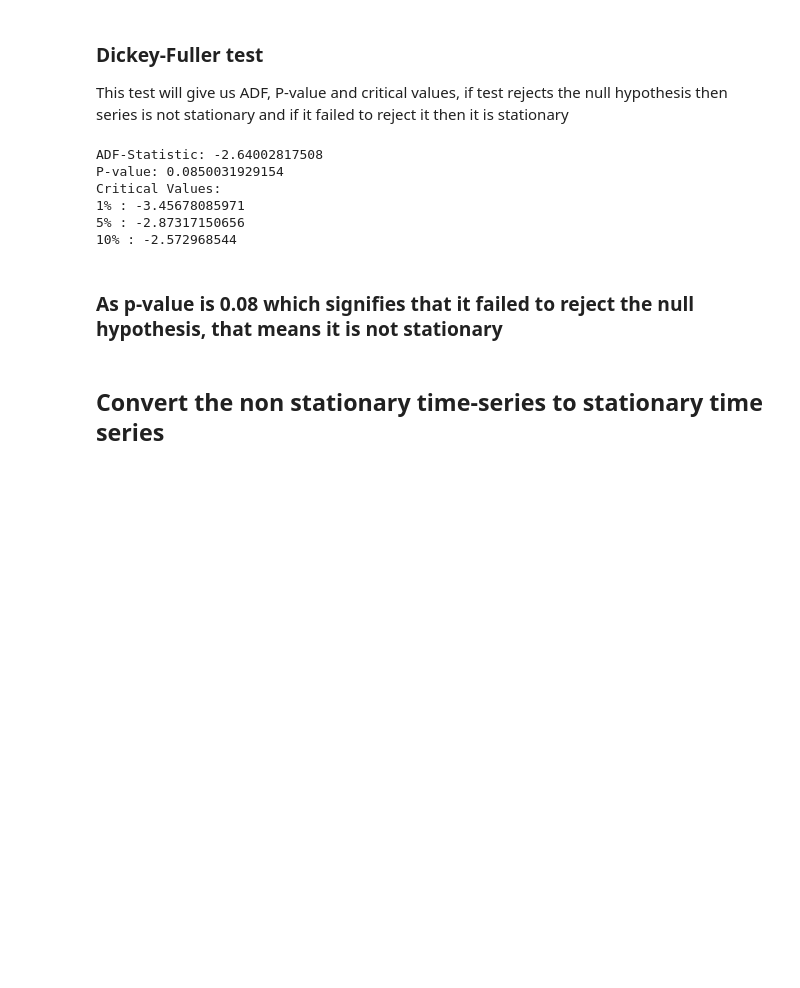
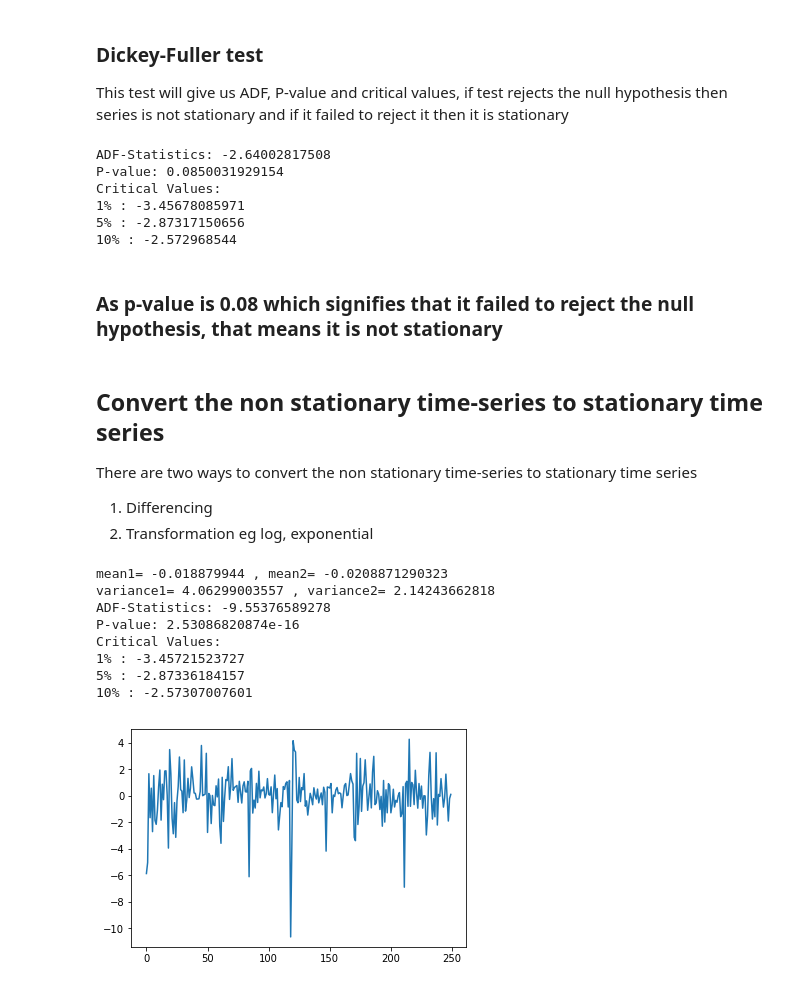
Before and after one commit to garg-sparsh/Stock-Price-Prediction, a Jupyter notebook: Time_Series_Forecasting_for_stock.ipynb, the cells around one changed output. Saved outputs shown, nothing was run; the diff lists cells and outputs as text; code cells hidden in the pictures; blank space fills up the shorter version.

```diff
--- a/Time_Series_Forecasting_for_stock.ipynb
+++ b/Time_Series_Forecasting_for_stock.ipynb
@@ -116,12 +116,11 @@ plt.show()
 # %% [output]
 [figure]
 # %%
-#statistics by checking the mean and variance by splitting the data
-values = data_open.values
-split = int(len(values)/2)
-print(split)
-data_open_1, data_open_2 = values[0:split], values[split+1:]
-mean1, mean2 = data_open_1.mean(), data_open_2.mean()
-variance1, variance2 = data_open_1.var(), data_open_2.var()
-print('mean1=',mean1, ", mean2=",mean2)
-print('variance1=',variance1, ", variance2=",variance2)
+def statistics_check(series):
+    values = series
+    split = int(len(values)/2)
+    data_open_1, data_open_2 = values[0:split], values[split+1:]
+    mean1, mean2 = data_open_1.mean(), data_open_2.mean()
+    variance1, variance2 = data_open_1.var(), data_open_2.var()
+    print('mean1=',mean1, ", mean2=",mean2)
+    print('variance1=',variance1, ", variance2=",variance2)
@@ -135,20 +136,42 @@ variance1= 36.2052312261 , variance2= 8.98625177998
 ### Dickey-Fuller test
 This test will give us ADF, P-value and critical values, if test rejects the null hypothesis then series is not stationary and if it failed to reject it then it is stationary
 # %%
-result_adFuller = adfuller(values)
-print('ADF-Statistic:',result_adFuller[0])
-print('P-value:',result_adFuller[1])
-print('Critical Values:')
-for key,value in result_adFuller[4].items():
-    print(key, ':', value)
+def dickey_Fuller(series):
+    result_adFuller = adfuller(series)
+    print('ADF-Statistics:',result_adFuller[0])
+    print('P-value:',result_adFuller[1])
+    print('Critical Values:')
+    for key,value in result_adFuller[4].items():
+        print(key, ':', value)
-# %% [output]
-ADF-Statistic: -2.64002817508
-P-value: 0.0850031929154
-Critical Values:
-1% : -3.45678085971
-5% : -2.87317150656
-10% : -2.572968544
+# %%
+dickey_Fuller(data_open.values)
+# %% [output]
+ADF-Statistics: -2.64002817508
+P-value: 0.0850031929154
+Critical Values:
+1% : -3.45678085971
+5% : -2.87317150656
+10% : -2.572968544
 # %% [markdown]
 ### As p-value is 0.08 which signifies that it failed to reject the null hypothesis, that means it is not stationary
 # %% [markdown]
 ## Convert the non stationary time-series to stationary time series
+There are two ways to convert the non stationary time-series to stationary time series
+1. Differencing
+2. Transformation eg log, exponential
+# %%
+#Lets check with differencing and check the stationary using above approach
+first_diff = np.diff(data_open)
+plt.plot(first_diff)
+statistics_check(first_diff)
+dickey_Fuller(first_diff)
+# %% [output]
+mean1= -0.018879944 , mean2= -0.0208871290323
+variance1= 4.06299003557 , variance2= 2.14243662818
+ADF-Statistics: -9.55376589278
+P-value: 2.53086820874e-16
+Critical Values:
+1% : -3.45721523727
+5% : -2.87336184157
+10% : -2.57307007601
+[figure, added]
```
Also changed, not shown: parts of 6 cells of this notebook.
